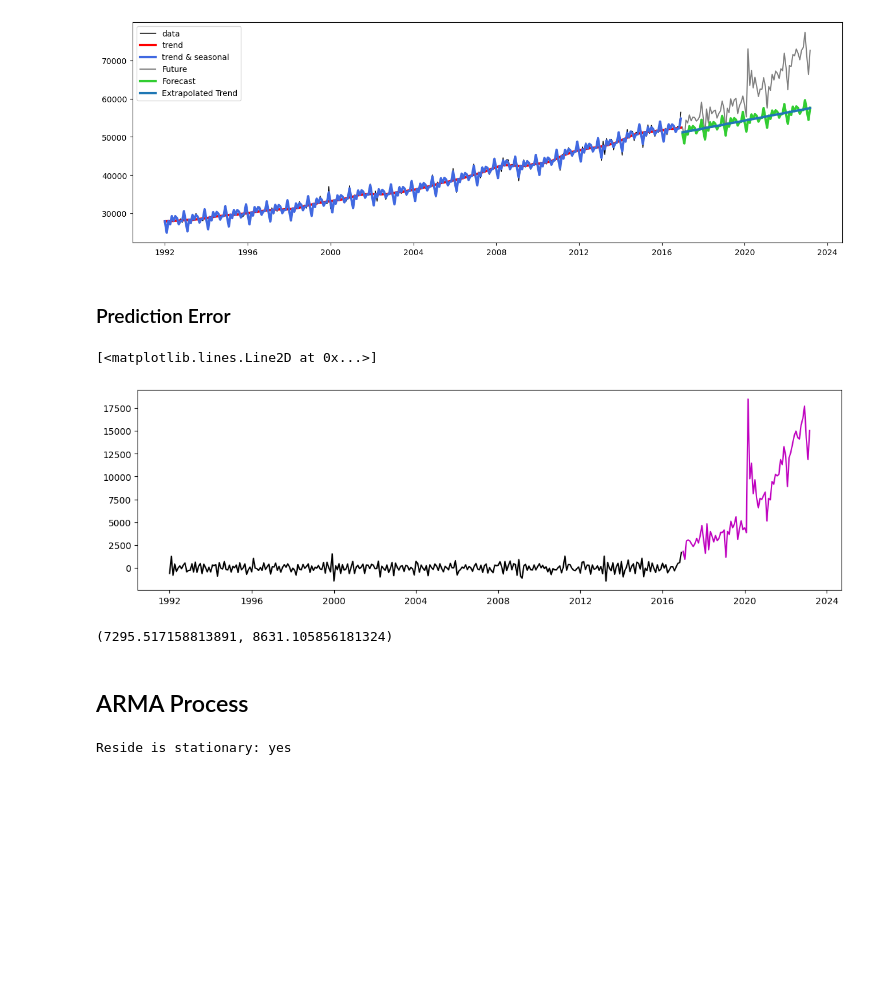
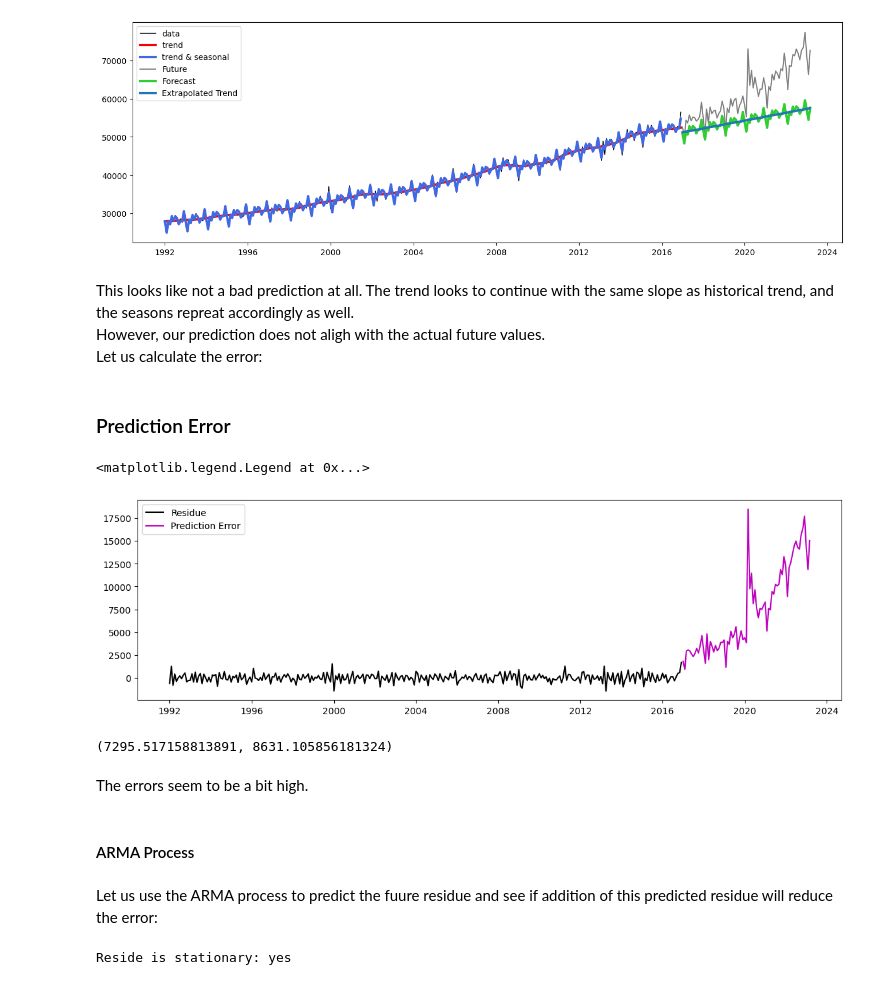
Before and after one commit to ashwin-kambli/MLAI-CapstoneProject, a Jupyter notebook: ML&AI - Capstone Project - Grocery Sales prediction.ipynb, the cells around one changed output. Saved outputs shown, nothing was run; the diff lists cells and outputs as text; code cells hidden in the pictures; blank space fills up the shorter version.

```diff
--- a/ML&AI - Capstone Project - Grocery Sales prediction.ipynb
+++ b/ML&AI - Capstone Project - Grocery Sales prediction.ipynb
@@ -517,17 +525,22 @@ plt.legend()
 # %% [output]
 <matplotlib.legend.Legend at 0x...>
 [figure]
+# %% [markdown]
+This looks like not a bad prediction at all. The trend looks to continue with the same slope as historical trend, and the seasons repreat accordingly as well. <br />
+However, our prediction does not aligh with the actual future values. <br />
+Let us calculate the error:
 # %% [markdown]
 ### Prediction Error
 # %%
 pred_error = y_future - yhat
 # %%
 plt.figure(figsize=(14,4))
-plt.plot(residue,'k')
-plt.plot(pred_error,'m')
+plt.plot(residue,'k', label='Residue')
+plt.plot(pred_error,'m', label='Prediction Error')
+plt.legend()
 # %% [output]
-[<matplotlib.lines.Line2D at 0x...>]
+<matplotlib.legend.Legend at 0x...>
-[figure, old version]
+[figure, new version]
 # %%
 ### Size of the prediction error
 MAEp = np.abs(pred_error).mean()
@@ -535,8 +548,12 @@ RMSEp = np.sqrt( np.square(pred_error).mean() )
 MAEp, RMSEp
 # %% [output]
 (7295.517158813891, 8631.105856181324)
+# %% [markdown]
+The errors seem to be a bit high.
 # %% [markdown]
-## ARMA Process
+#### ARMA Process
+# %% [markdown]
+Let us use the ARMA process to predict the fuure residue and see if addition of this predicted residue will reduce the error:
 # %%
 import statsmodels.api as sm
 from statsmodels.tsa.arima.model import ARIMA
```
Also changed, not shown: parts of 61 cells of this notebook.
